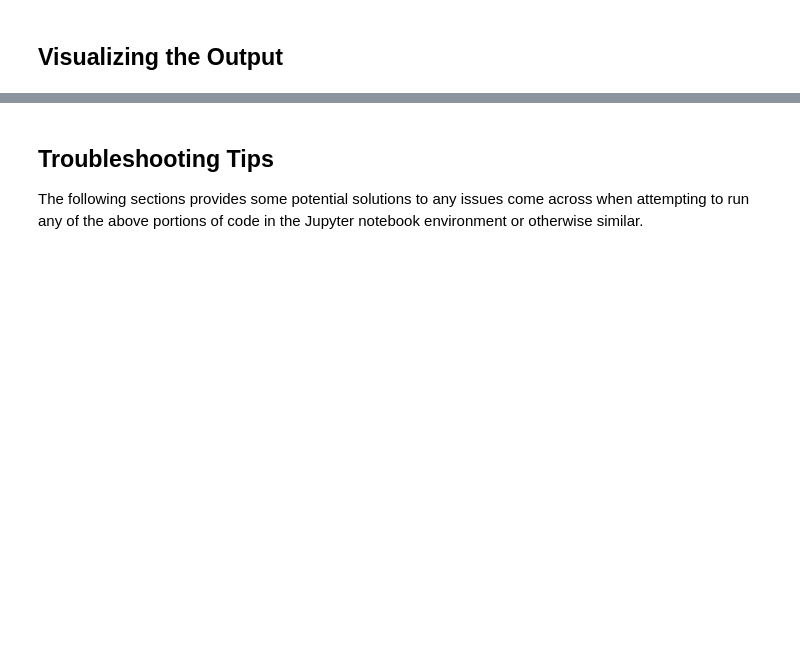
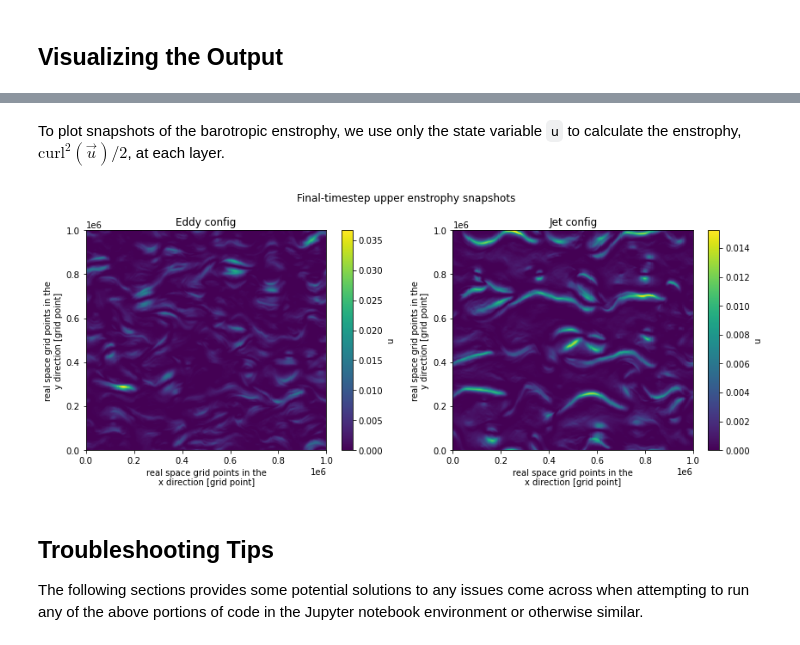
Before and after one commit to m2lines/MLwithQG, a Jupyter notebook: notebooks/Running High Resolution Simulations With pyqg.ipynb, the cells around one changed output, grey strips where cells are left out. Cells and saved outputs as stored; diff of their text form; code cells hidden in the pictures; blank space fills up the shorter version.

```diff
--- a/notebooks/Running High Resolution Simulations With pyqg.ipynb
+++ b/notebooks/Running High Resolution Simulations With pyqg.ipynb
@@ -109,3 +178,16 @@ plt.tight_layout()
+# %% [markdown]
+To plot snapshots of the barotropic enstrophy, we use only the state variable `u` to calculate the enstrophy, $\text{curl}^{2}(\vec{u})/2$, at each layer.
+# %%
+# TODO: Take curl of u as vector
+eddy_enstrophy = (eddy_high_res.u * eddy_high_res.u) / 2
+jet_enstrophy = (jet_high_res.u * jet_high_res.u) / 2
+
+plt.figure(figsize=(12,5)).suptitle("Final-timestep upper enstrophy snapshots")
+plt.subplot(121); eddy_enstrophy.isel(lev=0, time=-1).plot(); plt.title("Eddy config")
+plt.subplot(122);  jet_enstrophy.isel(lev=0, time=-1).plot(); plt.title( "Jet config")
+plt.tight_layout()
+# %% [output]
+[figure, added]
 # %% [markdown]
 ## Troubleshooting Tips
 The following sections provides some potential solutions to any issues come across when attempting to run any of the above portions of code in the Jupyter notebook environment or otherwise similar.
```
Also changed, not shown: parts of 17 cells of this notebook.
